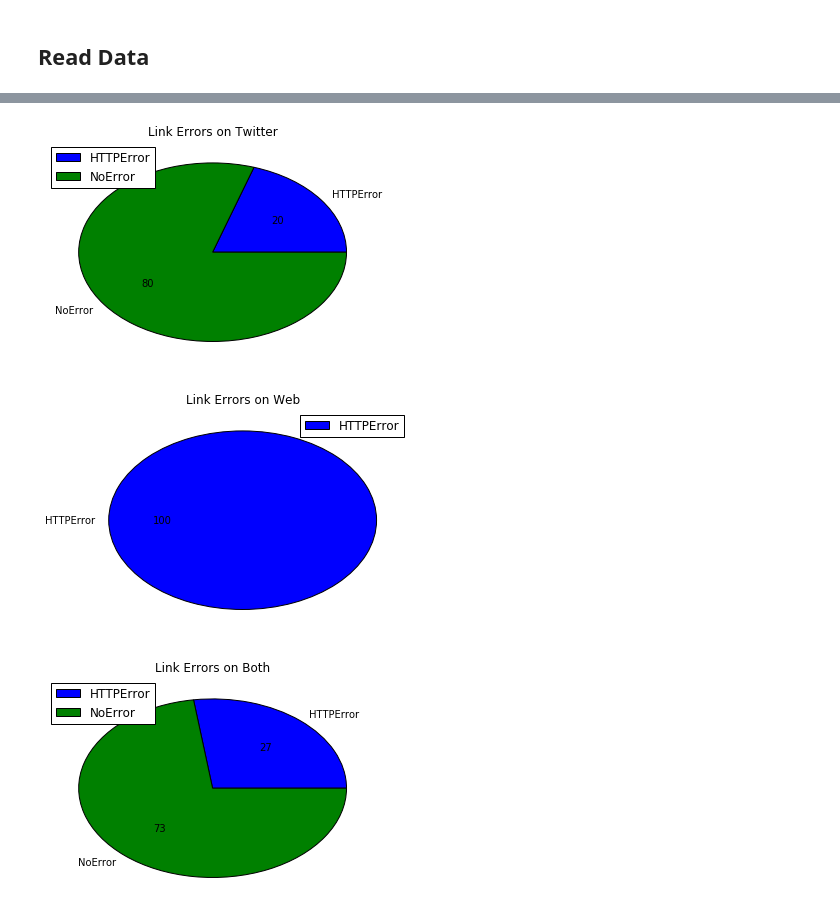
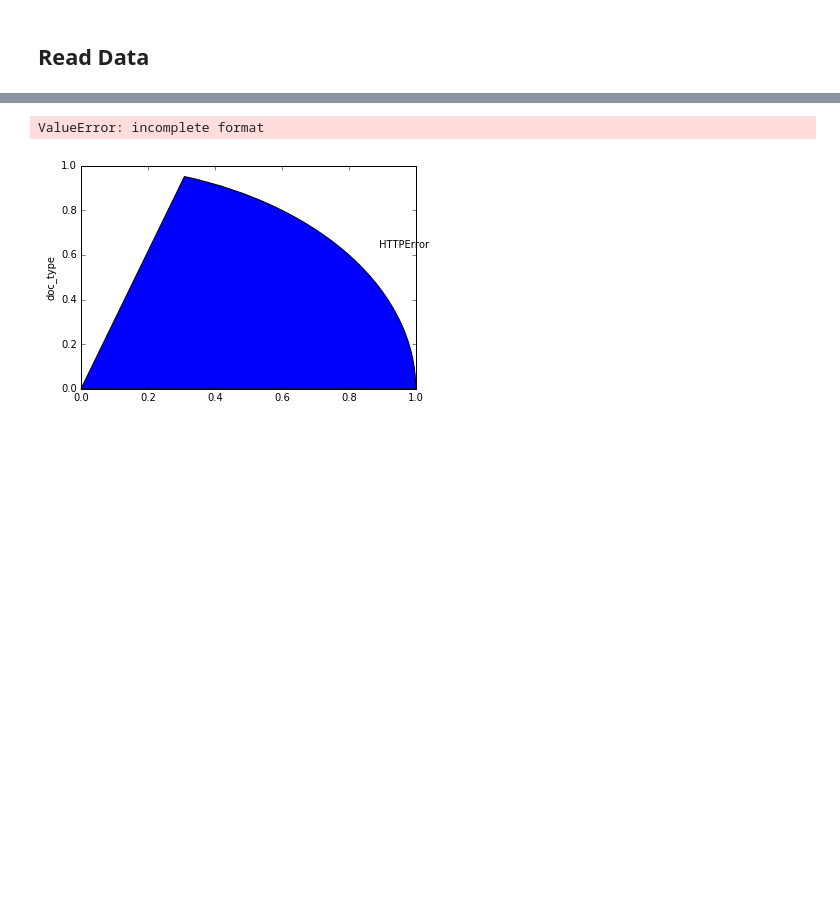
Before and after one commit to psmeros/SciLens, a Jupyter notebook: src/plotLinks.ipynb, the cells around one changed output, grey strips where cells are left out. Saved outputs shown, nothing was run; the diff lists cells and outputs as text; code cells hidden in the pictures; blank space fills up the shorter version.

```diff
--- a/src/plotLinks.ipynb
+++ b/src/plotLinks.ipynb
@@ -40,9 +43,7 @@ def extractLinks(documents):
 
     urlRegex = 'http[s]?://(?:[a-zA-Z]|[0-9]|[$-_@.&+]|[!*\(\),]|(?:%[0-9a-fA-F][0-9a-fA-F]))+'
 
-    documents = documents.copy(deep=True)
     documents['body'] = documents['body'].apply(lambda x: re.findall(urlRegex, x)).to_frame()
     documents.rename(columns={'body': 'urls'}, inplace=True)
 
     return documents
-extractLinks(documents)
@@ -117,13 +102,11 @@ ax.set_ylabel("# documents")
 # %%
 def flattenLinks(documents):
-    documents = documents.copy(deep=True)
-    documents = extractLinks(documents)
 
+    #Converts pairs of <id, [url1, url2, ...]> to <id, url1>, <id, url2>.
     documents = pd.DataFrame([(row[0], link, row[2]) for row in documents.itertuples() for link in row[1]], columns=['id', 'url', 'doc_type'])
 
+    #Removes duplicates.
     if (removeDuplicateLinks):
         documents = documents.drop_duplicates()
 
     return documents
-
-flattenLinks(documents)
@@ -143,20 +113,20 @@ flattenLinks(documents)
 # %%
 def resolveURLs(documents):
-
-    documents = documents.copy(deep=True)
-    documents = flattenLinks(documents)
 
     def resolve(url):
         resolved = {'resolvedURL':'', 'error':'', 'errorDesc':''}
 
         try:
+            #Follows the redirections of a url.
             resolvedURL = urlopen(url,timeout=5).geturl()
 
+            #Some *.ly link do not redirect but neither return an error code.
             if(urlparse(resolvedURL).netloc.endswith('.ly')):
                 resolved = {'resolvedURL':resolvedURL, 'error':'NoRedirectError', 'errorDesc':''}
             else:
                 resolved = {'resolvedURL':resolvedURL, 'error':'NoError', 'errorDesc':''}
 
+        #Catches the different errors.
         except HTTPError as e:
             resolved = {'resolvedURL':url, 'error':'HTTPError', 'errorDesc':str(e.code)}
         except URLError as e:
@@ -174,5 +144,3 @@ def resolveURLs(documents):
 
     documents = pd.concat((documents, documents['url'].apply(lambda x: resolve(x))), axis=1)
     return documents
-
-resolveURLs(documents)
@@ -192,24 +147,26 @@ resolveURLs(documents)
 # %%
-def plotLinkErrors(documents):
-    documents = documents.copy(deep=True)
+def plotLinkErrors(limitDocuments=10):
+    documents = readFromDB(limitDocuments)
+    documents = extractLinks(documents)
+    documents = flattenLinks(documents)
     documents = resolveURLs(documents)
 
     documents = documents[['doc_type','error']]
 
+    #Groups and counts by error and plots the respective pies.
     twitter = documents[documents['doc_type']=='twitter']
     numOfLinks = twitter.shape[0]
-    ax = twitter.groupby('error').agg('count').apply(lambda x: x/numOfLinks).plot.pie(y='doc_type', autopct='%.f', title='Link Errors on Twitter')
+    ax = twitter.groupby('error').agg('count').apply(lambda x: x/numOfLinks).plot.pie(y='doc_type', autopct='{%.f}sa\%', title='Link Errors on Twitter')
     ax.set_ylabel('')
     web = documents[documents['doc_type']=='web']
     numOfLinks = web.shape[0]
     ax = web.groupby('error').agg('count').apply(lambda x: x/numOfLinks).plot.pie(y='doc_type', autopct='%.f', title='Link Errors on Web')
     ax.set_ylabel('')
     numOfLinks = documents.shape[0]
     ax = documents.groupby('error').agg('count').apply(lambda x: x/numOfLinks).plot.pie(y='doc_type', autopct='%.f', title='Link Errors on Both')
     ax.set_ylabel('')
 
-plotLinkErrors(documents)
+plotLinkErrors(10)
 # %% [output]
+ValueError: incomplete format
-[figure, old version]
+[figure, new version]
-[figure, removed]
-[figure, removed]
```
Also changed, not shown: parts of 8 cells of this notebook.
